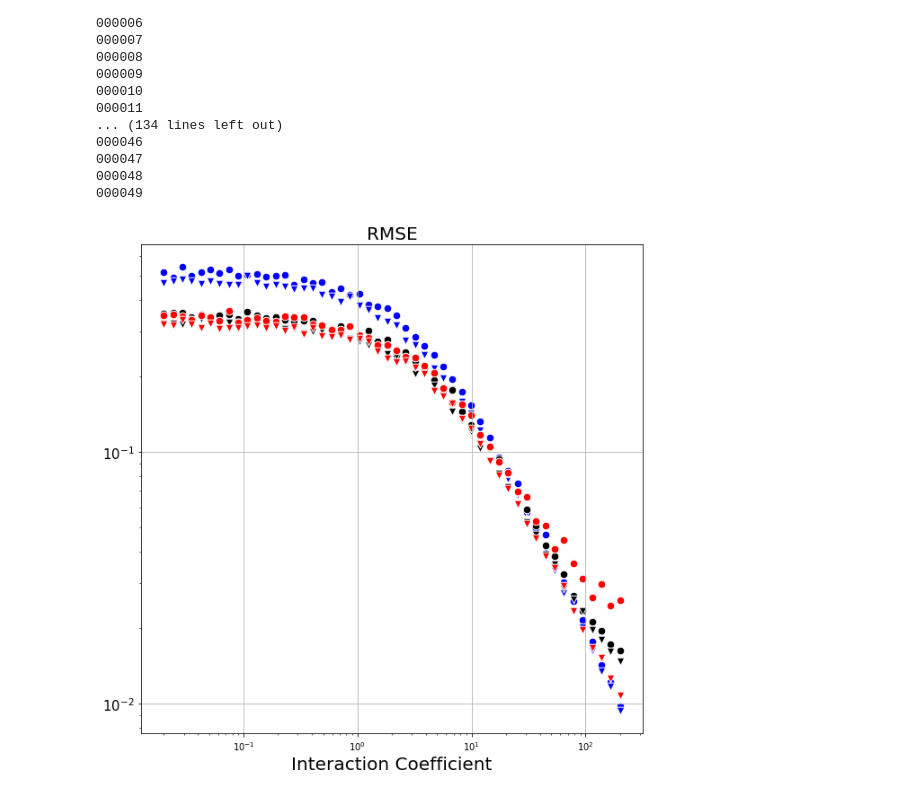
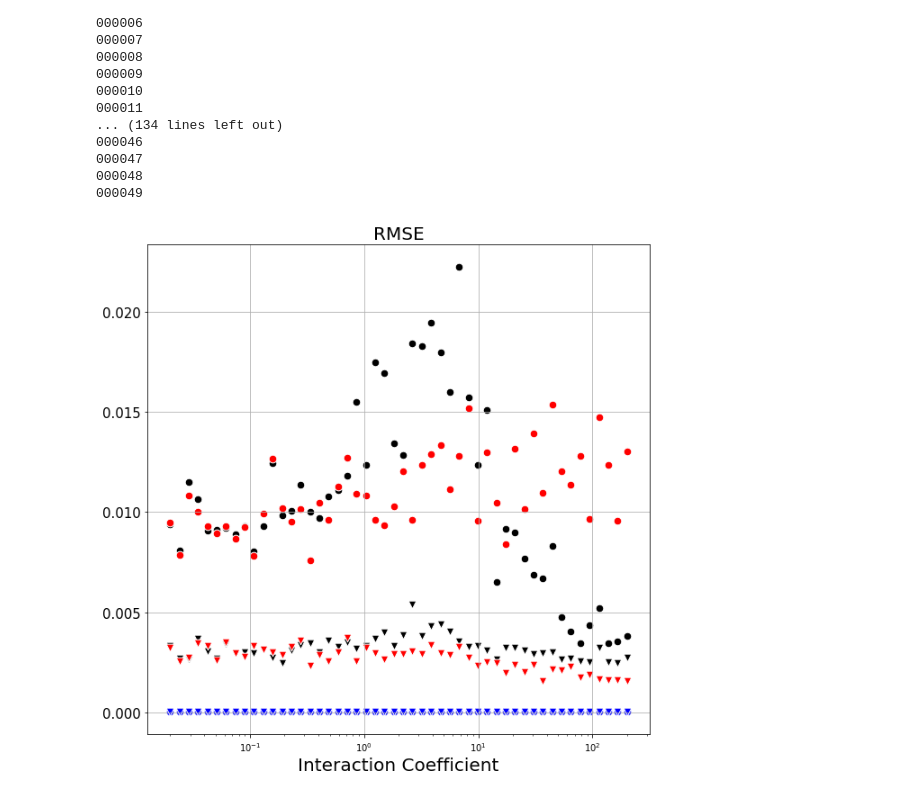
Before and after one commit to neko2048/counterfactual, a Jupyter notebook: CaseStudy/massiveSHAPinteraction.ipynb, the cells around one changed output. Saved outputs shown, nothing was run; the diff lists cells and outputs as text; code cells hidden in the pictures.

Commit message:
compare result of massive data

```diff
--- a/CaseStudy/massiveSHAPinteraction.ipynb
+++ b/CaseStudy/massiveSHAPinteraction.ipynb
@@ -56,7 +57,6 @@ class Evaluator(object):
         pred_ite[idx0] = ite0
         return pred_ite
 # %%
-caseType = 2
 rmseFac = {
     1: [],
     2: [],
@@ -106,7 +106,7 @@ for caseType in [1, 2, 3]:
         y = totalData["y"+str(caseType)]
 
         #Train model
-        model = xgb.XGBRegressor(objective="reg:squarederror",max_depth=2)
+        model = xgb.XGBRegressor(objective="reg:squarederror",max_depth=3)
         model.fit(X, y)
 
         #Predict factual and counterfactual
@@ -174,19 +185,48 @@ for caseType in [1, 2, 3]:
+# %%
+shapInt = {
+    1: [],
+    2: [],
+    3: [],
+}
+shapIntPercent = {
+    1: [],
+    2: [],
+    3: [],
+}
+for caseType in [1, 2, 3]:
+    for i in range(0, 50):
+        shapIntMat = np.load("./massiveData/shapInteraction/Case{}-{:06d}.npy".format(caseType, i))
+        # Get absolute mean of matrices
+        meanShap = np.abs(shapIntMat).mean(0)
+        df = pd.DataFrame(meanShap,index=X.columns,columns=X.columns)
+        df.where(df.values == np.diagonal(df),df.values*2,inplace=True)
+        shapInt[caseType].append(df.iloc[0, 1])
+
+
+        totalSum = 0
+        for i in range(meanShap.shape[0]):
+            for j in range(meanShap.shape[1]):
+                if i <= j:
+                    totalSum += meanShap[i, j]
+
+        percentShapIntMat = meanShap / totalSum
+        shapIntPercent[caseType].append(percentShapIntMat[0, 1])
 # %%
 color=["blue", "black", "red"]
 plt.figure(figsize=(10, 10))#, dpi=250)
 plt.grid(True)
 intCoef = np.array([2 * (10 ** x) for x in np.linspace(-2, 2, 50)])
 for i in [1, 2, 3]:
     plt.scatter(intCoef, rmseCFac[i], c=color[i-1], label="case {}".format(i), s=75, edgecolor='white')
     plt.scatter(intCoef, rmseFac[i], c=color[i-1], marker="v", label="case {}".format(i), s=75, edgecolor='white')
 #plt.scatter(np.arange(len(rmseCFac[i])), rmseCFac[i], s=i,label="case 2")
 #plt.scatter(np.arange(len(rmseCFac[i])), rmseCFac[i], s=i, label="case 3")
-plt.yscale('log')
+#plt.yscale('log')
 plt.xscale('log')
 plt.title("RMSE", fontsize=20)
 plt.yticks(fontsize=15)
 plt.xlabel("Interaction Coefficient", fontsize=20)
 plt.yticks(fontsize=15)
 plt.show()
 # %% [output]
-[figure, old version]
+[figure, new version]
```
Also changed, not shown: parts of 12 cells of this notebook, 9 other files.
